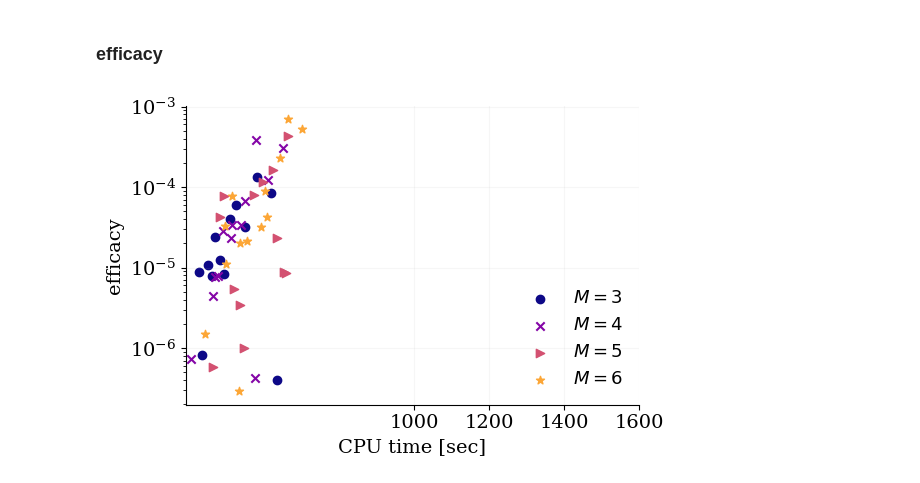
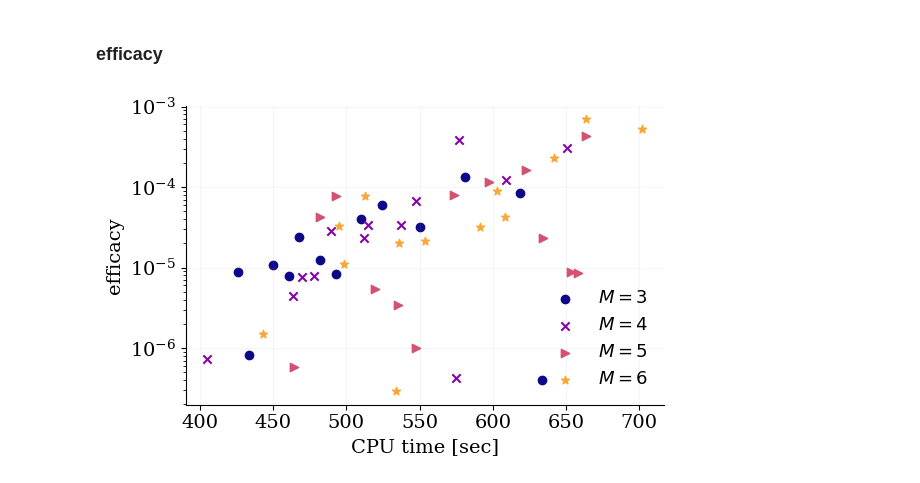
Before and after one commit to opaliss/HermiteFD-ROM, a Jupyter notebook: ROM/weak Landau damping ROM.ipynb, the cells around one changed output. Cells and saved outputs as stored; diff of their text form; code cells hidden in the pictures.

```diff
--- a/ROM/weak Landau damping ROM.ipynb
+++ b/ROM/weak Landau damping ROM.ipynb
@@ -305,24 +305,24 @@ plt.savefig("../figs/ROM/weak_landau/weak_landau_error_vs_Nr_" + str(setup.alpha
 # %%
 fig, ax = plt.subplots(figsize=(6, 4))
 
 colors = plt.cm.plasma(np.linspace(0,0.8,4))
 
 ax.scatter(runtime_M3, 1/(error_M3*runtime_M3), color=colors[0], marker="o", label="$M=3$")
 ax.scatter(runtime_M4, 1/(error_M4*runtime_M4), color=colors[1], marker="x", label="$M=4$")
 ax.scatter(runtime_M5, 1/(error_M5*runtime_M5), color=colors[2], marker=">", label="$M=5$")
 ax.scatter(runtime_M6, 1/(error_M6*runtime_M6), color=colors[3], marker="*", label="$M=6$")
 
 legend = ax.legend(ncols=1, fancybox=False, shadow=False, fontsize=13, loc='lower right')
 legend.get_frame().set_alpha(0)
 
 ax.set_ylabel("efficacy")
 ax.set_xlabel("CPU time [sec]")
 ax.set_yscale("log")
 ax.grid(alpha=0.1)
-ax.set_xticks([1000, 1200, 1400, 1600])
+#ax.set_xticks([1000, 1200, 1400, 1600])
 ax.spines['right'].set_visible(False)
 ax.spines['top'].set_visible(False)
 plt.tight_layout()
 plt.savefig("../figs/ROM/weak_landau/weak_landau_efficacy_vs_CPU_time_" + str(setup.alpha_e) + ".png", bbox_inches='tight', dpi=300)
 # %% [output]
-[figure, old version]
+[figure, new version]
```
Also changed, not shown: 4 other files.
